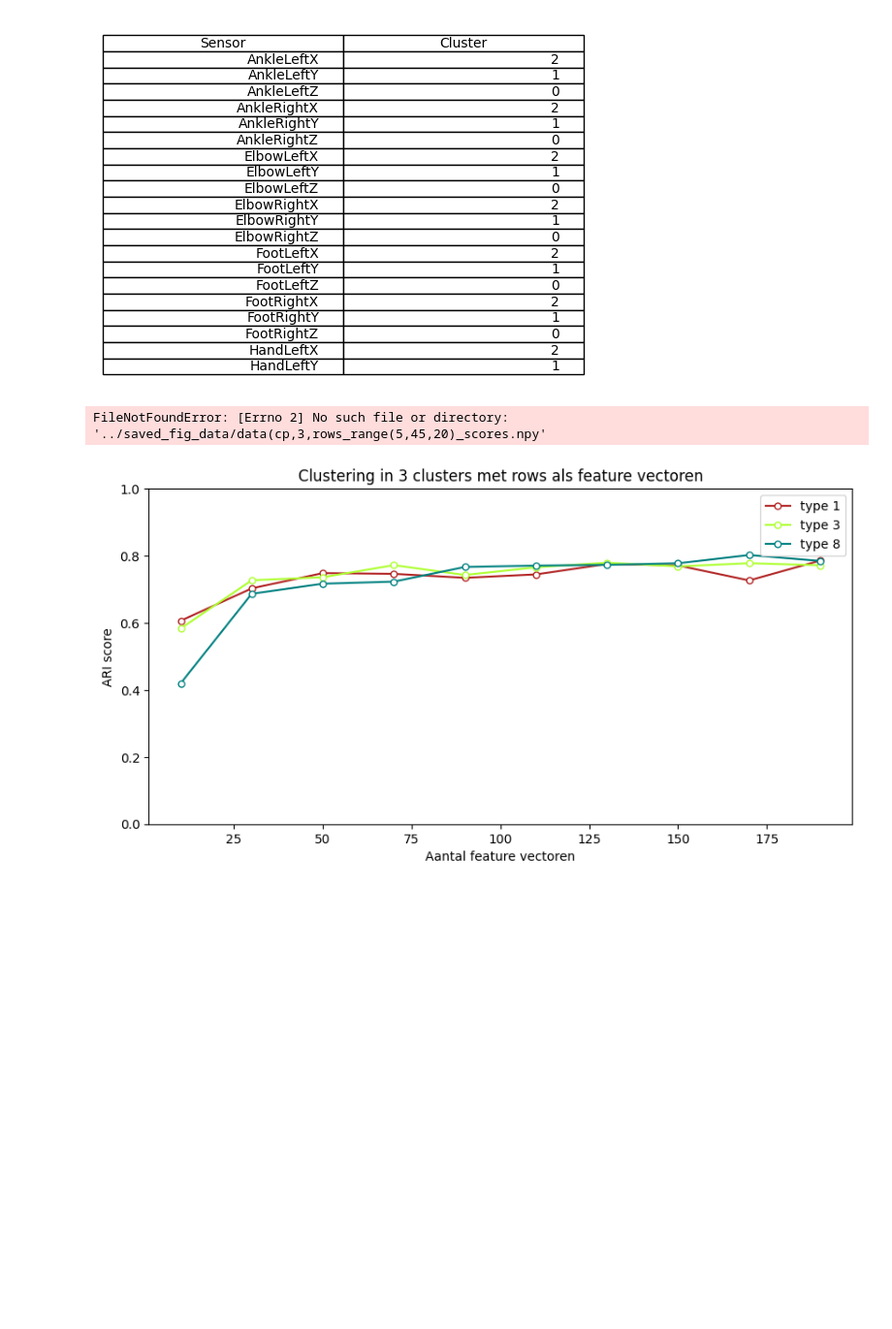
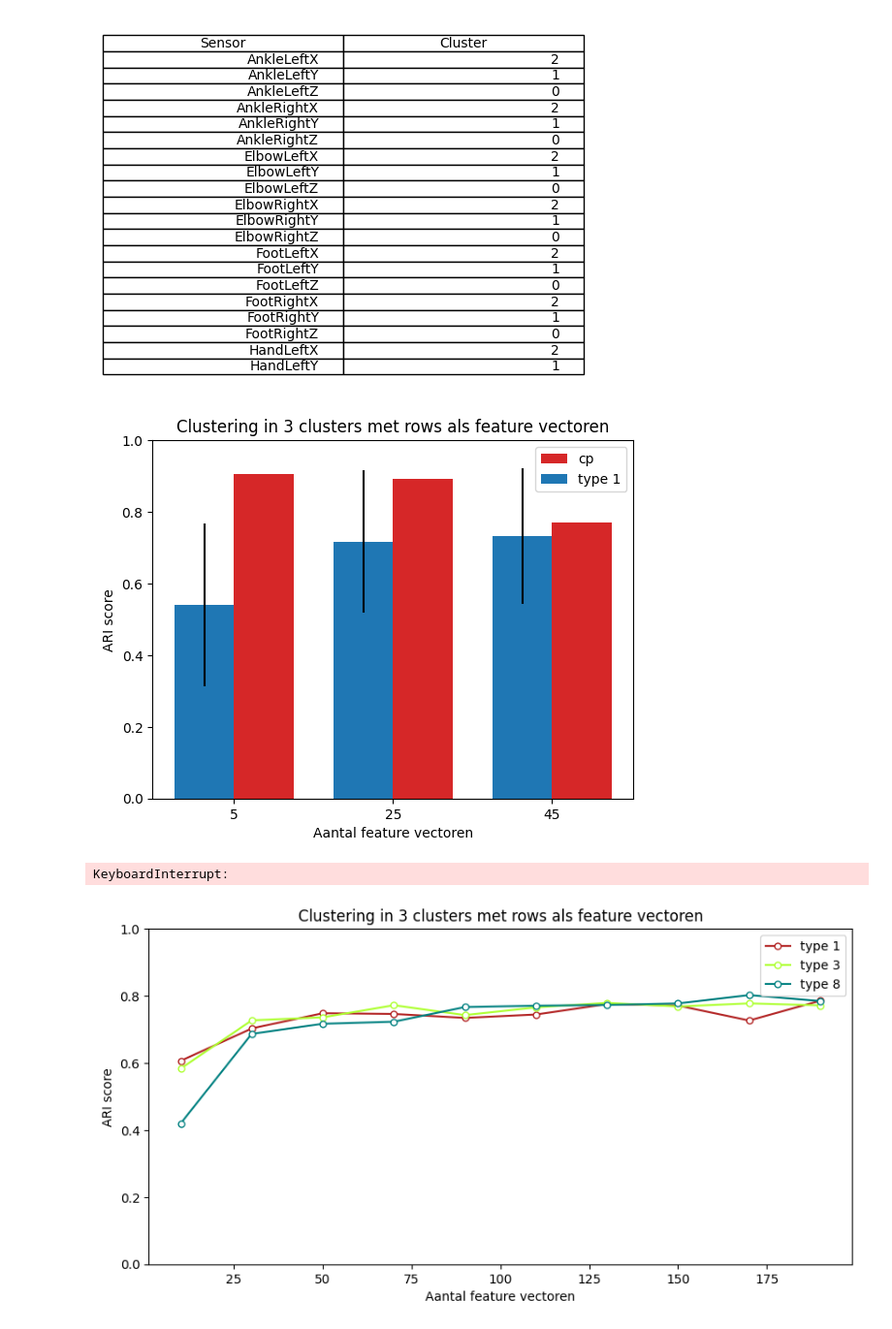
Before and after one commit to lolgameboy/TensorTimeSeriesClustering, a Jupyter notebook: scripts/notebook.ipynb, the cells around one changed output. Shown at 97% size. Cells and saved outputs as stored; diff of their text form; code cells hidden in the pictures; blank space fills up the shorter version.

```diff
--- a/scripts/notebook.ipynb
+++ b/scripts/notebook.ipynb
@@ -39,19 +39,20 @@ compute_CP_factors(500)
 # %%
 # Reproductie resultaten Tuur
 # Experiment 1
-cluster_ari([1], 3, 'rows', 5, 20, 45, get_overview()["exercise"], 100, True, True, 10, colors={"cp":'D62728', 1:'1F77B4'}, calc_data=True)
+cluster_ari([1], 3, 'rows', 5, 20, 45, get_overview()["exercise"], 100, True, True, 15, colors={"cp":'#D62728', 1:'#1F77B4'}, calc_data=False)
 
 # True labels van experiment 2
 from tensor import get_people_exercises_sensors
 _, _, sensors = get_people_exercises_sensors()
 labels = []
 for i in range(len(sensors)):
     labels.append(sensors[i][-1])
 
 # Experiment 2
-cluster_ari([1], 3, 'tubes', 5, 20, 45, labels, 100, True, True, 10, colors={"cp":'D62728', 1:'1F77B4'}, calc_data=True)
+cluster_ari([1], 3, 'tubes', 5, 20, 45, labels, 100, True, True, 10, colors={"cp":'#D62728', 1:'#1F77B4'}, calc_data=False)
 # %% [output]
+[figure, added]
-FileNotFoundError: [Errno 2] No such file or directory: '../saved_fig_data/data(cp,3,rows_range(5,45,20)_scores.npy'
+KeyboardInterrupt:
 # %%
 #
 cluster_ari([1,3,8], 3, 'rows', 10, 20, 200, get_overview()["exercise"], 100, False, False, 8, calc_data=False, fig_size=(10, 4.8))
```
Also changed, not shown: 12 other files.
